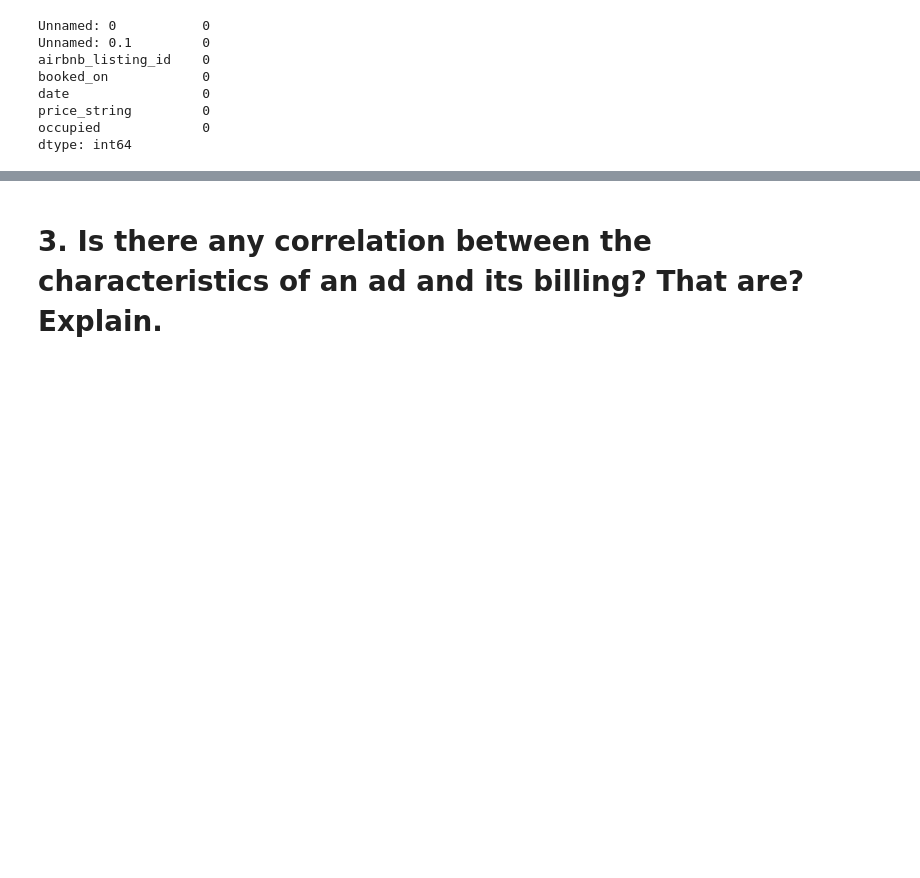
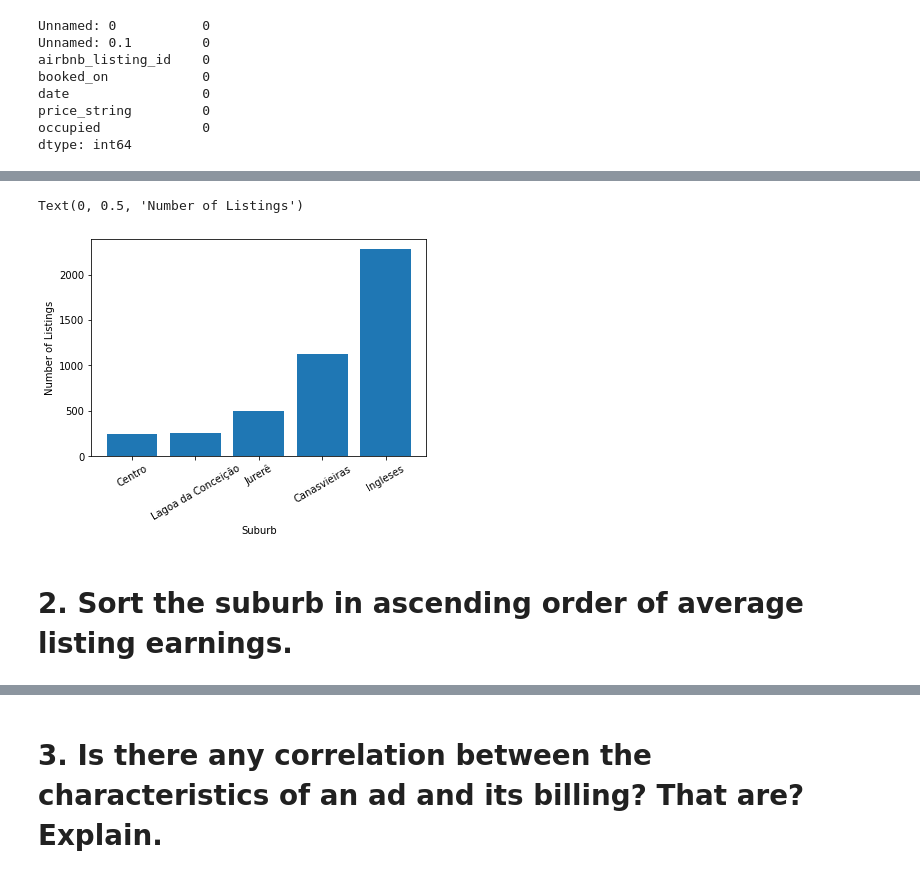
Before and after one commit to carneiroRomulo/SeazoneChallenge, a Jupyter notebook: Challenge.ipynb, the cells around one changed output, grey strips where cells are left out. Drawn from its saved outputs; the diff is of its cells as text; code cells hidden in the pictures; blank space fills up the shorter version.

```diff
--- a/Challenge.ipynb
+++ b/Challenge.ipynb
@@ -23,0 +77,3 @@ raw_details_df.head()
+# %%
+# Completing the missing values that are too important to be eliminated, filling them with the median
+df2_details = df1_details.fillna(df1_details['star_rating'].median())
@@ -24,3 +97,6 @@ raw_details_df.head()
+# %%
+# Removing outliers
+df2_details = df2_details[(df2_details.number_of_bedrooms<4) & (df2_details.number_of_bathrooms<4)]
 # %%
 # View the structure of the 'priceav.csv' dataset
 raw_priceav_df.head()
@@ -89,0 +182,8 @@ dtype: int64
+# %%
+# Removes features not needed for analysis
+df3_details = df2_details.drop(columns=['ad_name'])
+# %%
+# Sorts dataset in ascending order according to number of listings in each suburb
+df3_details = df3_details.groupby('suburb', as_index=False).airbnb_listing_id.count()
+df3_details.sort_values(['airbnb_listing_id'], inplace=True)
+df3_details
@@ -90 +197,13 @@ dtype: int64
+# %%
+# Showing with graph
+
+plt.bar(df3_details.suburb, df3_details.airbnb_listing_id)
+plt.xlabel('Suburb')
+plt.xticks(rotation=30)
+plt.ylabel('Number of Listings')
+# %% [output]
+Text(0, 0.5, 'Number of Listings')
+[figure, added]
+# %% [markdown]
+# 2. Sort the suburb in ascending order of average listing earnings.
 # %%
```
Also changed, not shown: parts of 54 cells of this notebook.
